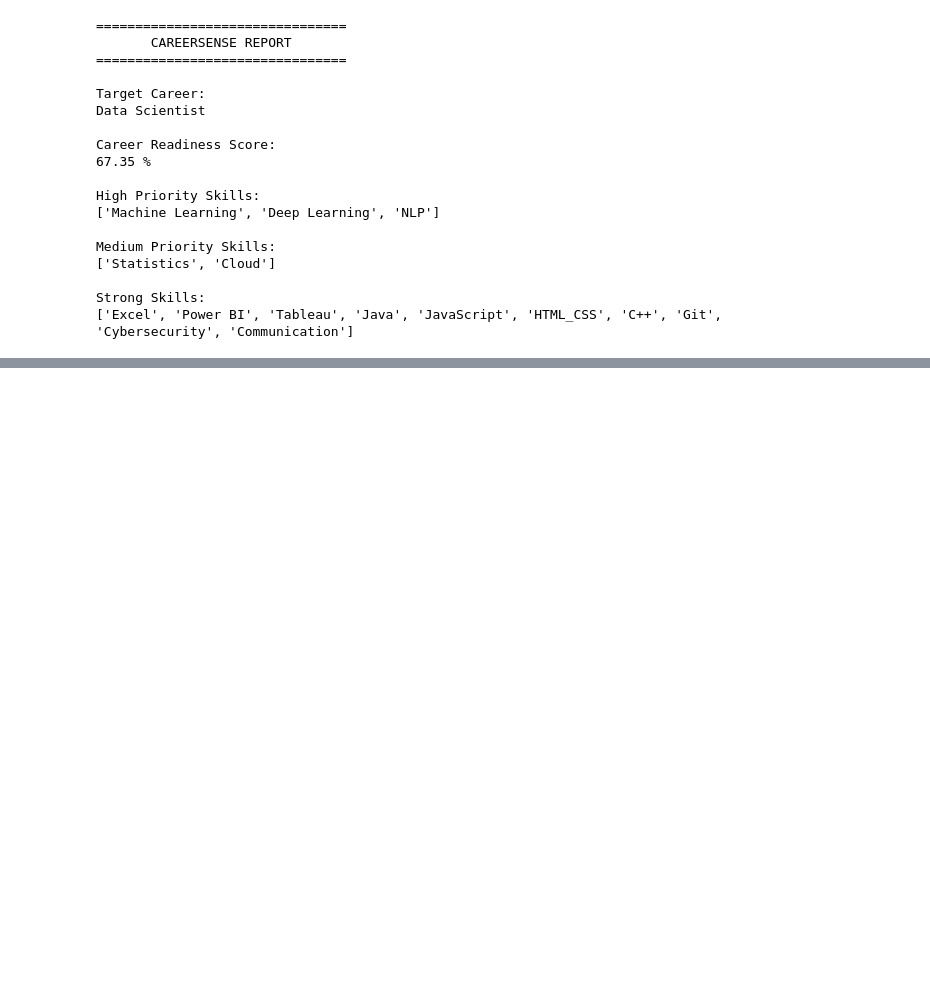
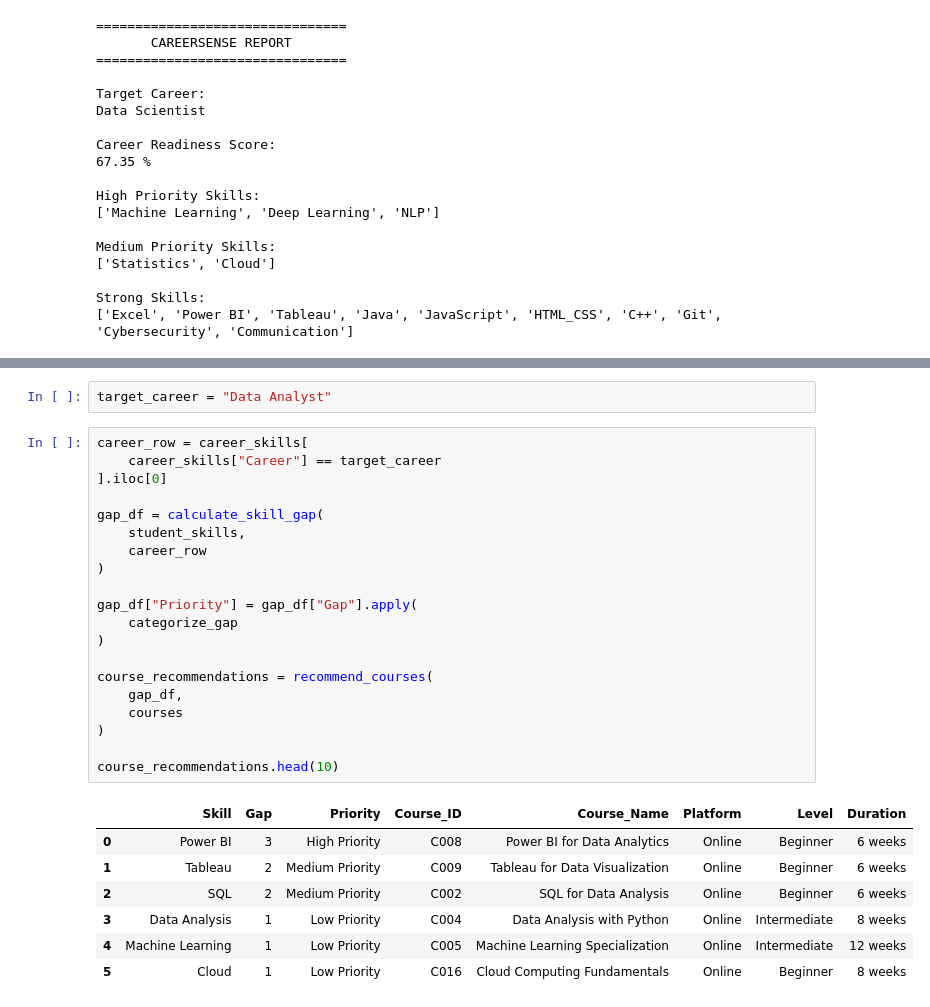
Before and after one commit to omhole8296/CareerSense-ai_career_recommendation_system, a Jupyter notebook: notebooks/03_Skill_Gap_Engine.ipynb, the cells around one changed output, grey strips where cells are left out. Drawn from its saved outputs; the diff is of its cells as text; blank space fills up the shorter version.

```diff
--- a/notebooks/03_Skill_Gap_Engine.ipynb
+++ b/notebooks/03_Skill_Gap_Engine.ipynb
@@ -267,0 +408,30 @@ Strong Skills:
+# %%
+target_career = "Data Analyst"
+# %%
+career_row = career_skills[
+    career_skills["Career"] == target_career
+].iloc[0]
+
+gap_df = calculate_skill_gap(
+    student_skills,
+    career_row
+)
+
+gap_df["Priority"] = gap_df["Gap"].apply(
+    categorize_gap
+)
+
+course_recommendations = recommend_courses(
+    gap_df,
+    courses
+)
+
+course_recommendations.head(10)
+# %% [output]
+|  | Skill | Gap | Priority | Course_ID | Course_Name | Platform | Level | Duration |
+| 0 | Power BI | 3 | High Priority | C008 | Power BI for Data Analytics | Online | Beginner | 6 weeks |
+| 1 | Tableau | 2 | Medium Priority | C009 | Tableau for Data Visualization | Online | Beginner | 6 weeks |
+| 2 | SQL | 2 | Medium Priority | C002 | SQL for Data Analysis | Online | Beginner | 6 weeks |
+| 3 | Data Analysis | 1 | Low Priority | C004 | Data Analysis with Python | Online | Intermediate | 8 weeks |
+| 4 | Machine Learning | 1 | Low Priority | C005 | Machine Learning Specialization | Online | Intermediate | 12 weeks |
+| 5 | Cloud | 1 | Low Priority | C016 | Cloud Computing Fundamentals | Online | Beginner | 8 weeks |
```
Also changed, not shown: parts of 9 cells of this notebook, 2 other files.
